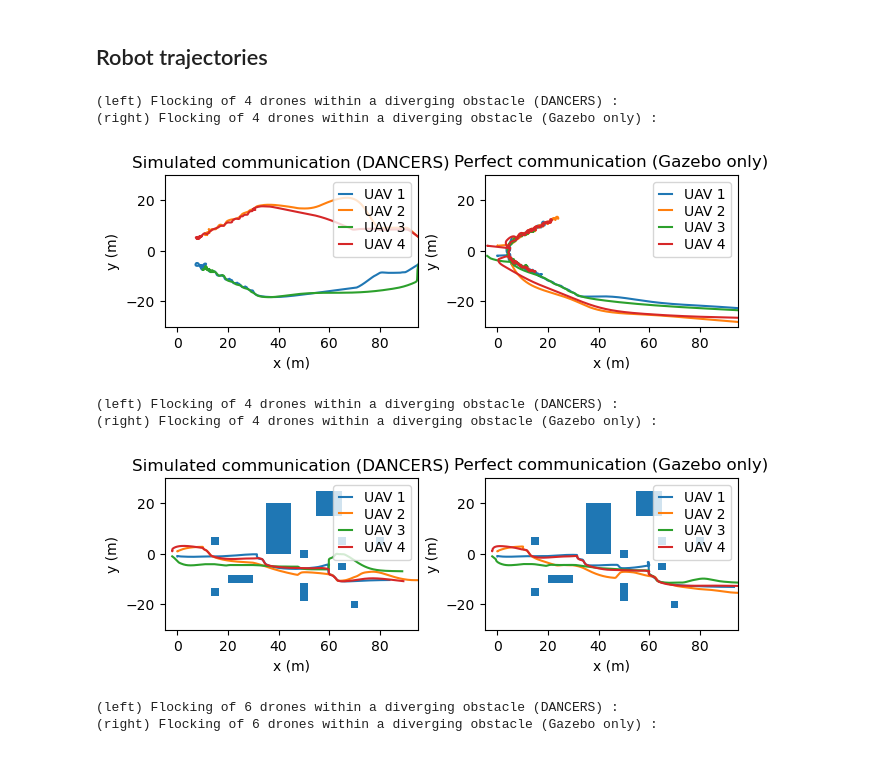
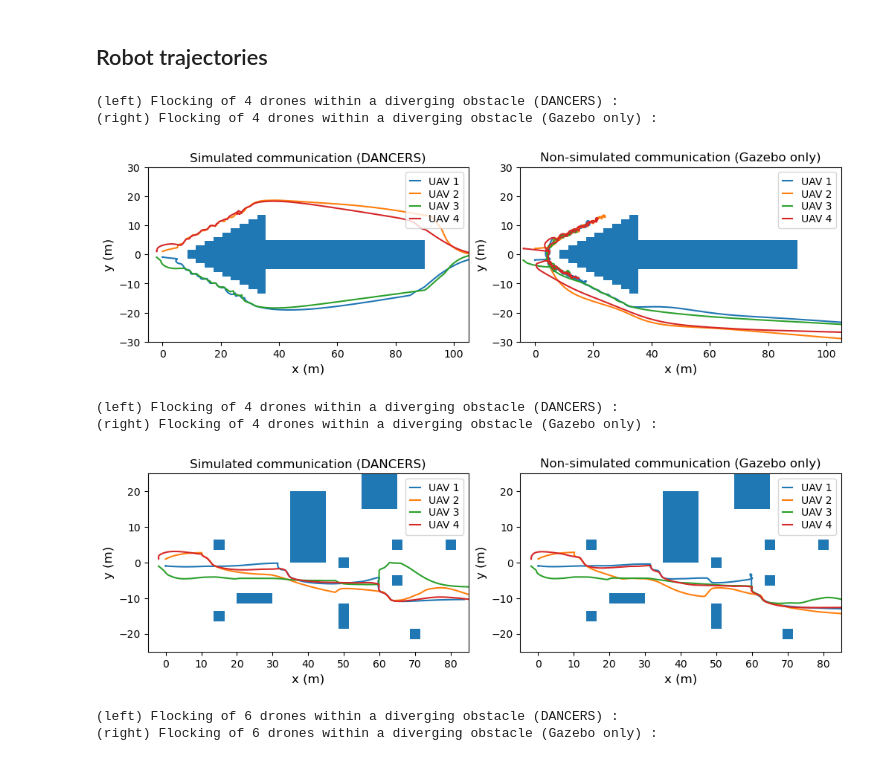
Before and after one commit to Chroma-CITI/DANCERS, a Jupyter notebook: notebook/flocking_use_case_analysis.ipynb, the cells around one changed output. Saved outputs shown, nothing was run; the diff lists cells and outputs as text; code cells hidden in the pictures.

```diff
--- a/notebook/flocking_use_case_analysis.ipynb
+++ b/notebook/flocking_use_case_analysis.ipynb
@@ -72,8 +72,8 @@ def plot_robot_trajectories(ax, robot_positions, obstacles):
         ax.add_patch(plt.Rectangle((obstacle['x']-obstacle['size_x']/2, obstacle['y']-obstacle['size_y']/2), obstacle['size_x'], obstacle['size_y']))
 
     ax.legend()
-    ax.set_xlabel("x (m)")
-    ax.set_ylabel("y (m)")
+    ax.set_xlabel("x (m)", fontsize='12')
+    ax.set_ylabel("y (m)", fontsize='12')
 
     return ax
 
@@ -130,45 +130,45 @@ Flocking of 5 drones with perfect communication :
 # %% [markdown]
 ## Robot trajectories
 # %%
-fig, axs = plt.subplots(1, 2, layout='constrained')
+fig, axs = plt.subplots(1, 2, figsize=(10,5), layout='constrained')
 print("(left) Flocking of 4 drones within a diverging obstacle (DANCERS) :")
-plot_robot_trajectories(axs[0], get_robot_trajectories('../data/flocking/flocking_diverging_obstacle/run_49'), get_obstacles_positions('../src/config/config_flocking_4.yaml'))
+plot_robot_trajectories(axs[0], get_robot_trajectories('../data/flocking/flocking_diverging_obstacle/run_55'), get_obstacles_positions('../src/config/config_flocking_4.yaml'))
 print("(right) Flocking of 4 drones within a diverging obstacle (Gazebo only) :")
 plot_robot_trajectories(axs[1], get_robot_trajectories('../data/flocking/flocking_diverging_obstacle/run_52'), get_obstacles_positions('../src/config/config_flocking_4.yaml'))
 axs[0].legend(loc='upper right', labelspacing=0.2, handlelength=1.0)
 axs[0].set_title("Simulated communication (DANCERS)")
-axs[0].set_xlim(-5, 95)
+axs[0].set_xlim(-5, 105)
 axs[0].set_ylim(-30, 30)
 axs[0].set_aspect('equal', adjustable='box')
 axs[1].legend(loc='upper right', labelspacing=0.2, handlelength=1.0)
-axs[1].set_title("Perfect communication (Gazebo only)")
-axs[1].set_xlim(-5, 95)
+axs[1].set_title("Non-simulated communication (Gazebo only)")
+axs[1].set_xlim(-5, 105)
 axs[1].set_ylim(-30, 30)
 axs[1].set_aspect('equal', adjustable='box')
 # %% [output]
 (left) Flocking of 4 drones within a diverging obstacle (DANCERS) :
 (right) Flocking of 4 drones within a diverging obstacle (Gazebo only) :
-[figure, old version]
+[figure, new version]
 # %%
-fig, axs = plt.subplots(1, 2, layout='constrained')
+fig, axs = plt.subplots(1, 2, figsize=(10,5), layout='constrained')
 print("(left) Flocking of 4 drones within a diverging obstacle (DANCERS) :")
 plot_robot_trajectories(axs[0], get_robot_trajectories('../data/flocking/flocking_config_3/run_2'), get_obstacles_positions('../src/config/config_flocking_3.yaml'))
 print("(right) Flocking of 4 drones within a diverging obstacle (Gazebo only) :")
 plot_robot_trajectories(axs[1], get_robot_trajectories('../data/flocking/flocking_config_3/run_3'), get_obstacles_positions('../src/config/config_flocking_3.yaml'))
 axs[0].legend(loc='upper right', labelspacing=0.2, handlelength=1.0)
 axs[0].set_title("Simulated communication (DANCERS)")
-axs[0].set_xlim(-5, 95)
-axs[0].set_ylim(-30, 30)
+axs[0].set_xlim(-5, 85)
+axs[0].set_ylim(-25, 25)
 axs[0].set_aspect('equal', adjustable='box')
 axs[1].legend(loc='upper right', labelspacing=0.2, handlelength=1.0)
-axs[1].set_title("Perfect communication (Gazebo only)")
-axs[1].set_xlim(-5, 95)
-axs[1].set_ylim(-30, 30)
+axs[1].set_title("Non-simulated communication (Gazebo only)")
+axs[1].set_xlim(-5, 85)
+axs[1].set_ylim(-25, 25)
 axs[1].set_aspect('equal', adjustable='box')
 # %% [output]
 (left) Flocking of 4 drones within a diverging obstacle (DANCERS) :
 (right) Flocking of 4 drones within a diverging obstacle (Gazebo only) :
-[figure, old version]
+[figure, new version]
 # %%
 fig, axs = plt.subplots(1, 2, layout='constrained')
 print("(left) Flocking of 6 drones within a diverging obstacle (DANCERS) :")
```
Also changed, not shown: 26 other files.
